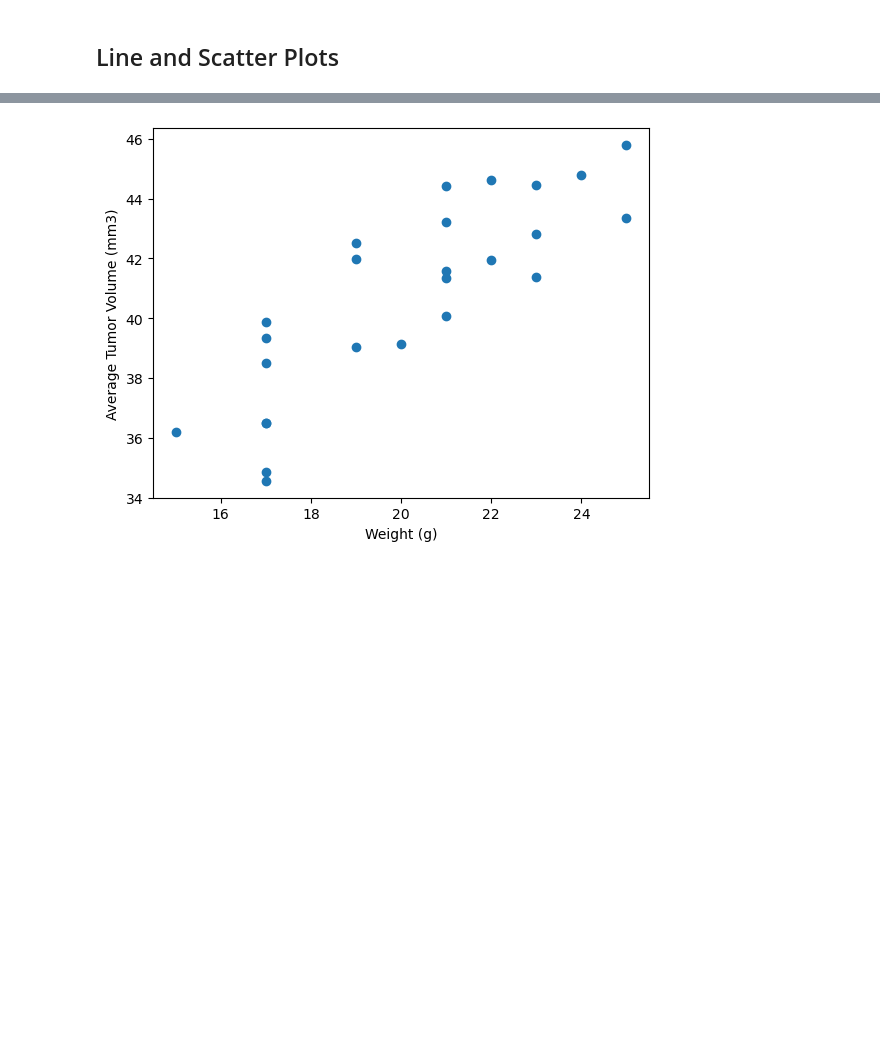
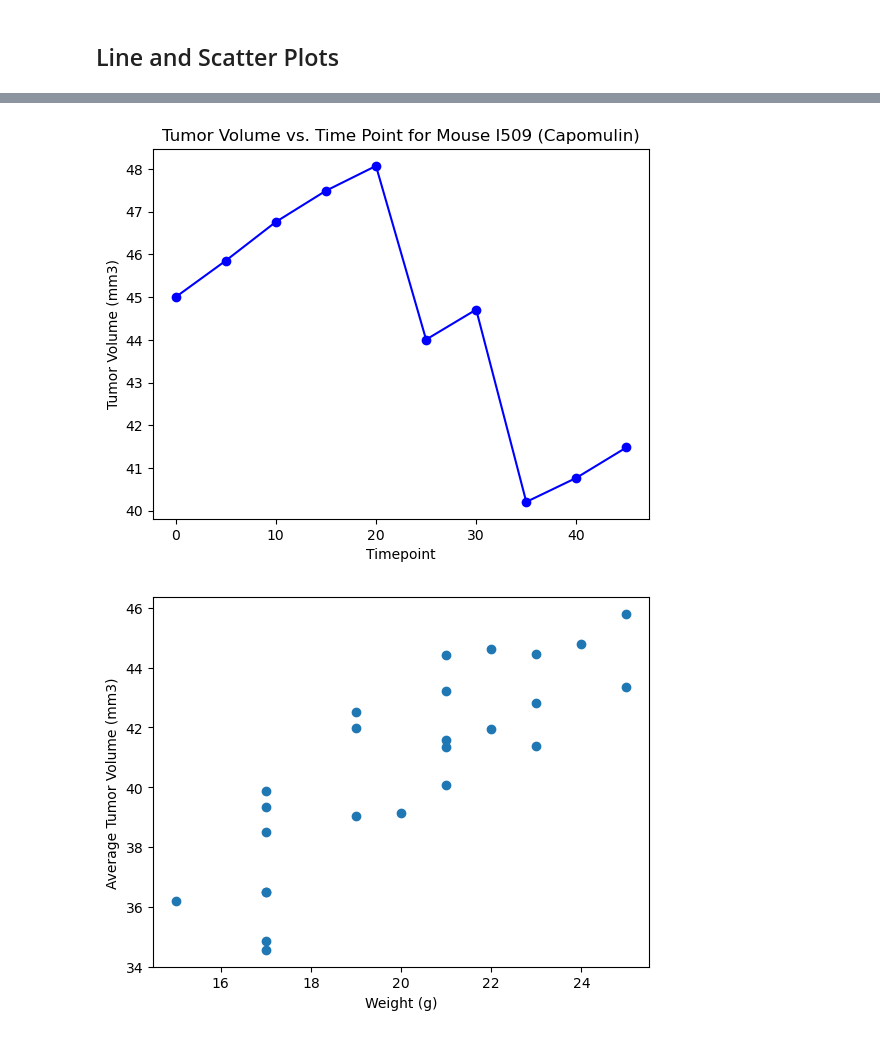
Before and after one commit to MisterDinu/MisterHacker, a Jupyter notebook: Challenges/Challenge M5/Pymaceuticals/pymaceuticals_starter.ipynb, the cells around one changed output, grey strips where cells are left out. Cells and saved outputs as stored; diff of their text form; code cells hidden in the pictures; blank space fills up the shorter version.

```diff
--- a/Challenges/Challenge M5/Pymaceuticals/pymaceuticals_starter.ipynb
+++ b/Challenges/Challenge M5/Pymaceuticals/pymaceuticals_starter.ipynb
@@ -283,2 +276,19 @@ Ceftamin's potential outliers: Series([], Name: Tumor Volume (mm3), dtype: float
+# %%
+# Generate a line plot of tumor volume vs. time point for a single mouse treated with Capomulin
+clean_df.set_index('Mouse ID', inplace=True) # just call this once
+mouse_volume = clean_df.loc['l509', "Tumor Volume (mm3)"]
+mouse_tp = clean_df.loc['l509', "Timepoint"]
+# Create the line plot
+plt.plot(mouse_tp, mouse_volume, marker='o', linestyle='-', color='blue')
+
+# Set the labels and title
+plt.xlabel('Timepoint')
+plt.ylabel('Tumor Volume (mm3)')
+plt.title('Tumor Volume vs. Time Point for Mouse I509 (Capomulin)')
+
+# Show the plot
+plt.show()
+# %% [output]
+[figure, added]
 # %%
 # Generate a scatter plot of mouse weight vs. the average observed tumor volume for the entire Capomulin regimen
```
Also changed, not shown: parts of 11 cells of this notebook.
